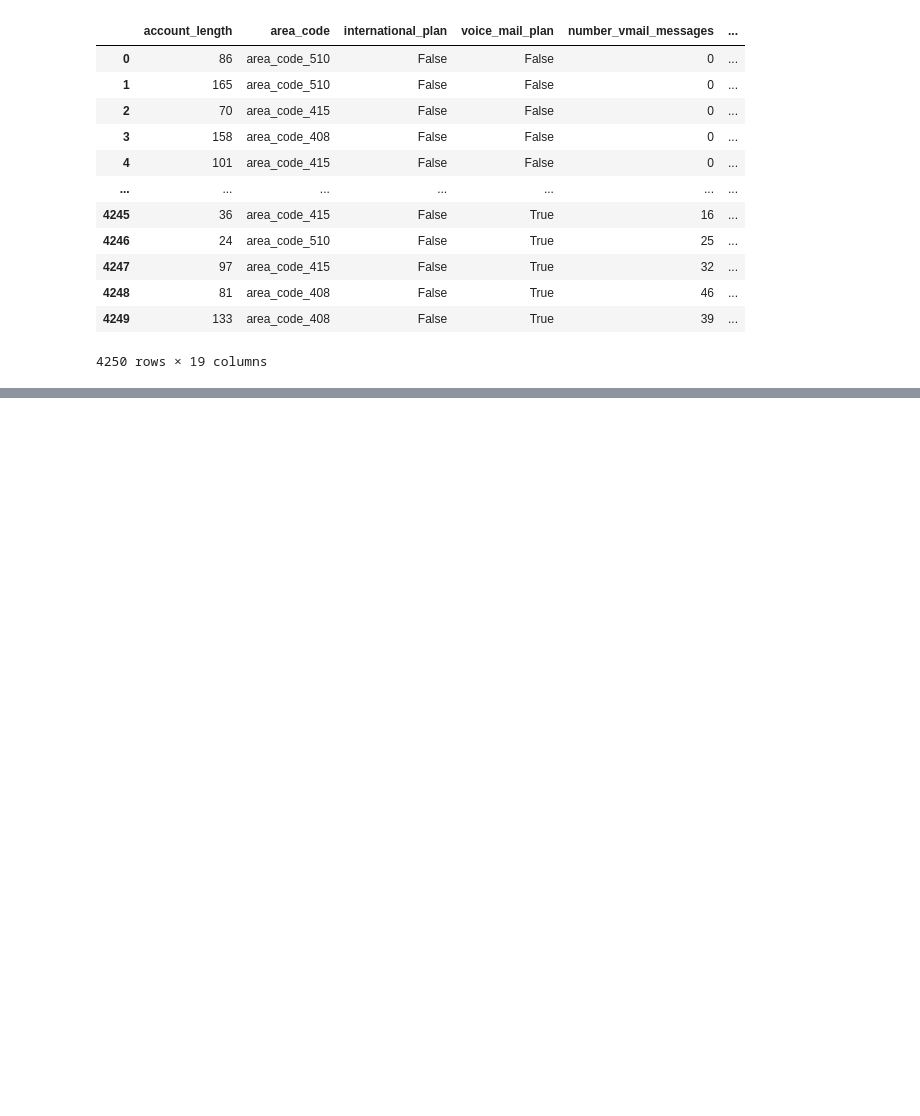
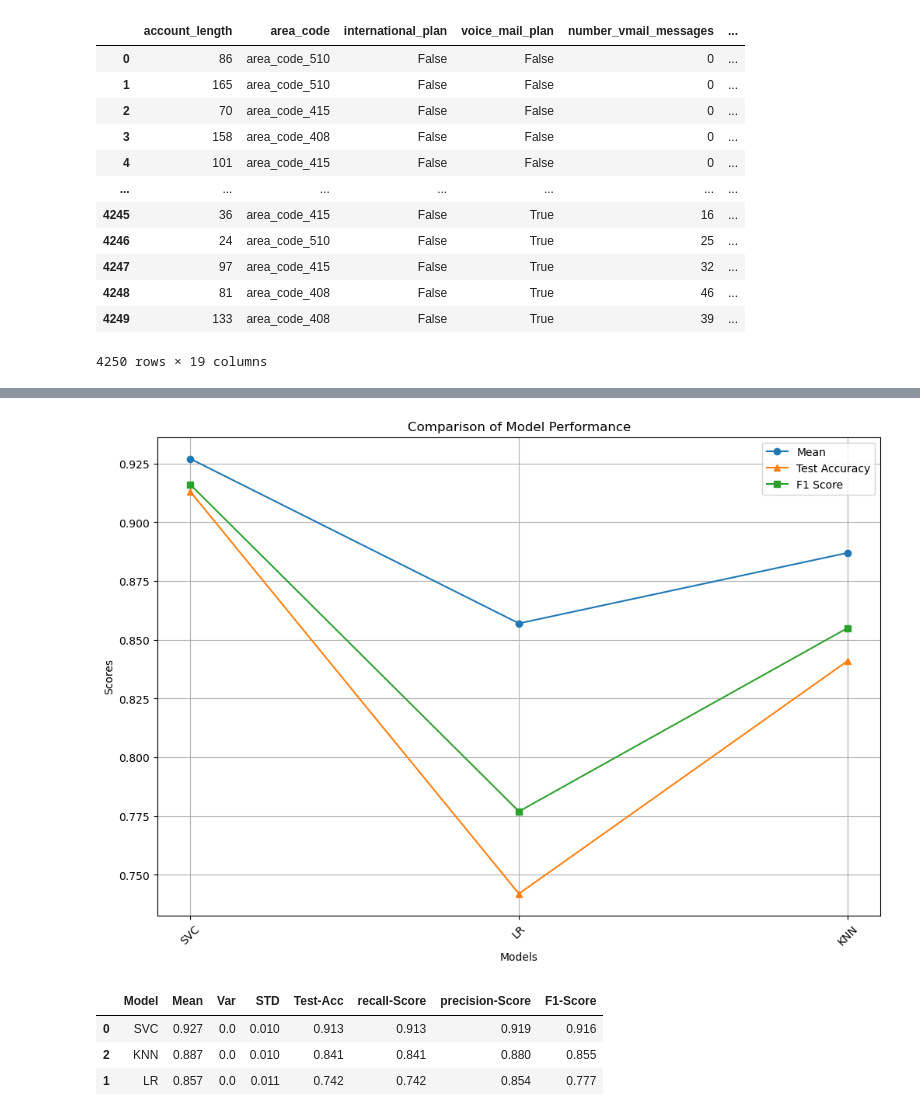
Before and after one commit to MaukanMir/BigQuery-Churn-Analysis, a Jupyter notebook: training.ipynb, the cells around one changed output, grey strips where cells are left out. Cells and saved outputs as stored; diff of their text form; code cells hidden in the pictures; blank space fills up the shorter version.

```diff
--- a/training.ipynb
+++ b/training.ipynb
@@ -397,0 +670,11 @@ df
+# %%
+kbest = SelectKBest(score_func=f_classif, k=15)
+model_names = ["SVC", "LR", "KNN"]
+models = grab_selected_models(model_names)
+test_selected_models(preprocessor,model_names, models, X, y_encoded, precision_metric, sample_model, kbest)
+# %% [output]
+[figure, added]
+|  | Model | Mean | Var | STD | Test-Acc | recall-Score | precision-Score | F1-Score |
+| 0 | SVC | 0.927 | 0.0 | 0.010 | 0.913 | 0.913 | 0.919 | 0.916 |
+| 2 | KNN | 0.887 | 0.0 | 0.010 | 0.841 | 0.841 | 0.880 | 0.855 |
+| 1 | LR | 0.857 | 0.0 | 0.011 | 0.742 | 0.742 | 0.854 | 0.777 |
```
Also changed, not shown: parts of 14 cells of this notebook, 4 other files.
